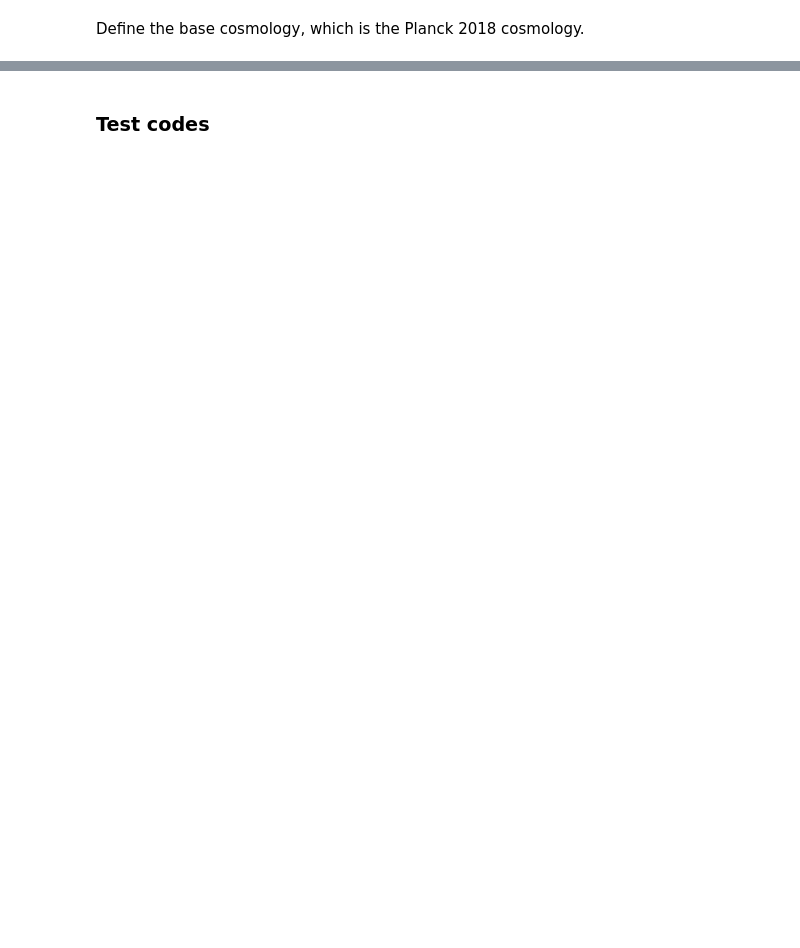
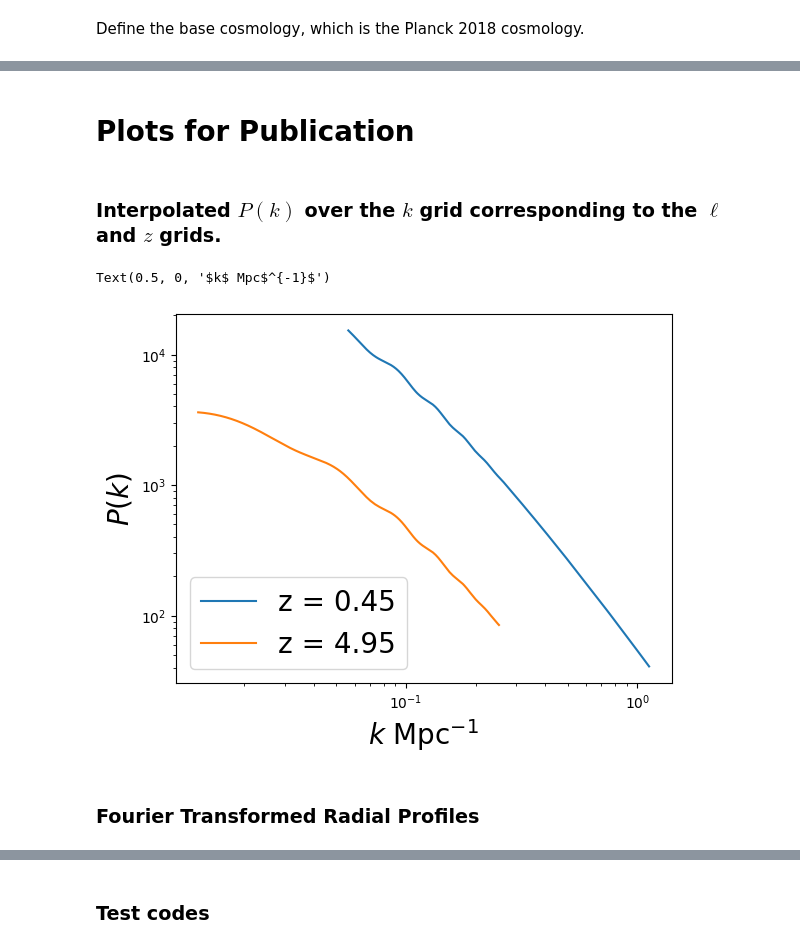
Before and after one commit to destrys/galCIB, a Jupyter notebook: base-lcdm.ipynb, the cells around one changed output, grey strips where cells are left out. Drawn from its saved outputs; the diff is of its cells as text; code cells hidden in the pictures; blank space fills up the shorter version.

```diff
--- a/base-lcdm.ipynb
+++ b/base-lcdm.ipynb
@@ -135,0 +34,27 @@ with open('data/hmfz.p', 'wb') as handle:
+# %% [markdown]
+# Plots for Publication
+# %%
+# fontsize
+fs = 20
+# %% [markdown]
+### Interpolated $P(k)$ over the $k$ grid corresponding to the $\ell$ and $z$ grids.
+# %%
+idx = 5
+
+plt.loglog(consts.k_grid_over_ell[:,idx],
+           consts.Pk_array_over_ell[:,idx],
+           label = f'z = {np.round(consts.Plin["z"][idx],2)}')
+
+idx = 50
+plt.loglog(consts.k_grid_over_ell[:,idx],
+           consts.Pk_array_over_ell[:,idx],
+           label = f'z = {np.round(consts.Plin["z"][idx],2)}')
+
+plt.legend(loc = 'best', fontsize = fs)
+plt.ylabel(r"$P(k)$",fontsize = fs)
+plt.xlabel(r"$k$ Mpc$^{-1}$", fontsize = fs)
+# %% [output]
+Text(0.5, 0, '$k$ Mpc$^{-1}$')
+[figure, added]
+# %% [markdown]
+### Fourier Transformed Radial Profiles
```
Also changed, not shown: parts of 200 cells of this notebook, 9 other files.
